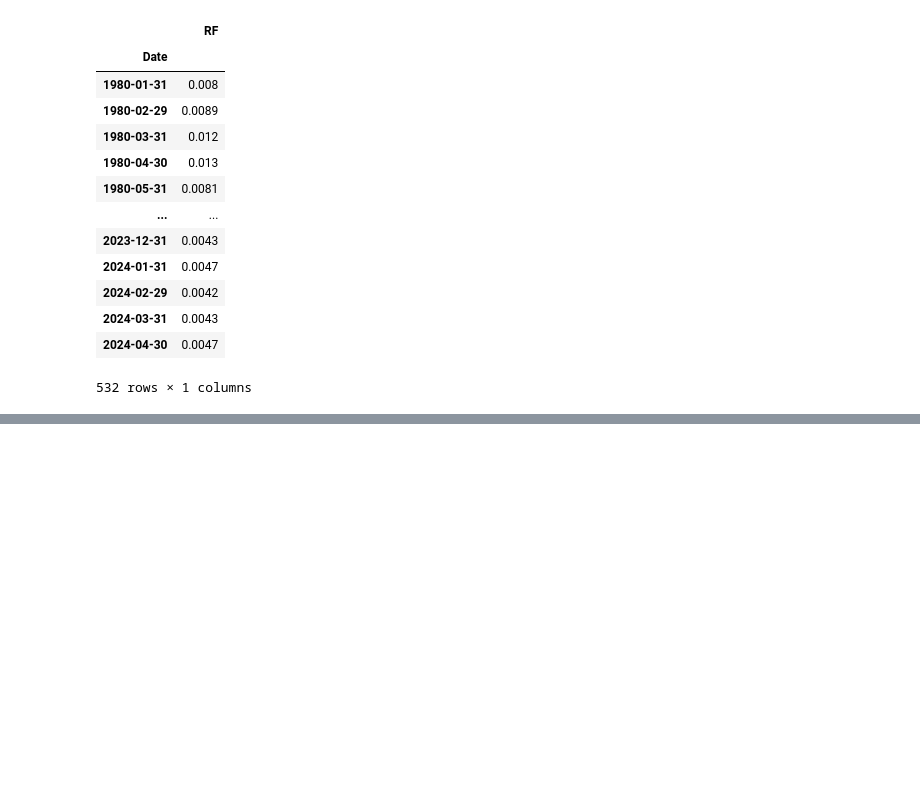
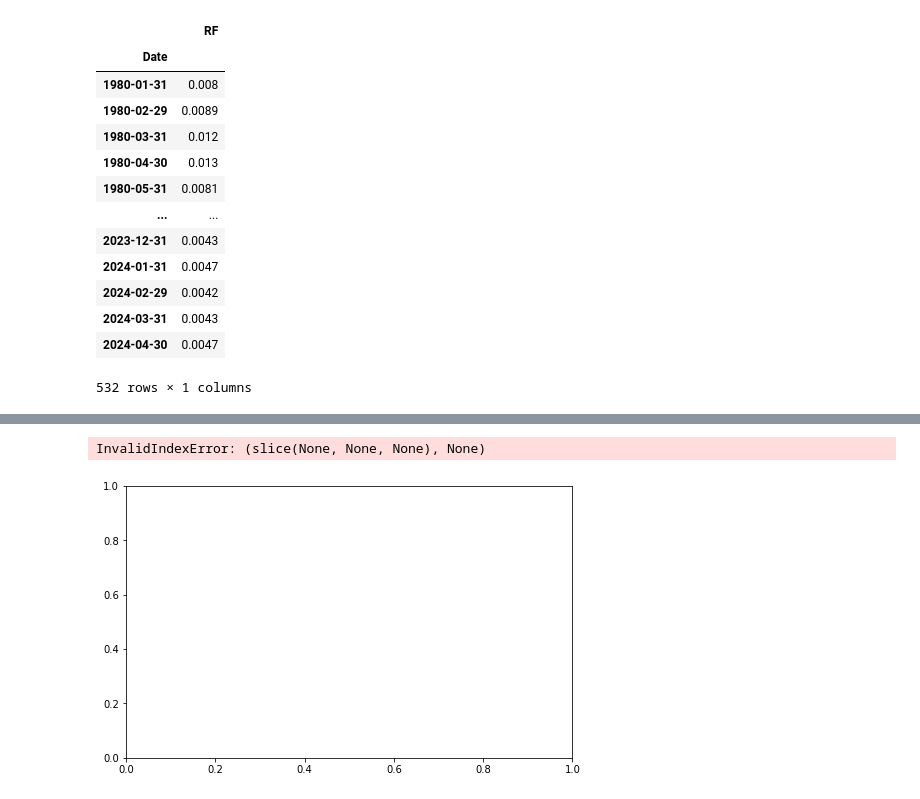
Before and after one commit to spknash/FINM-hw, a Jupyter notebook: HW3/scratch.ipynb, the cells around one changed output, grey strips where cells are left out. Saved outputs shown, nothing was run; the diff lists cells and outputs as text; code cells hidden in the pictures; blank space fills up the shorter version.

```diff
--- a/HW3/scratch.ipynb
+++ b/HW3/scratch.ipynb
@@ -91,0 +124,22 @@ display(stats)
+# %%
+factors_cum = (1 + factors).cumprod() - 1
+
+fig, ax = plt.subplots(figsize=(8, 5))
+
+ax.plot(factors_cum.index, factors_cum, lw=2)
+
+# Add a legend.
+ax.legend(factors_cum.columns, loc="upper left")
+
+# Make xticks every year and format them as years.
+ax.set_xticks(factors_cum.index[::24])
+ax.set_xticklabels(factors_cum.index[::24].year, rotation=45)
+ax.set_yticks(np.arange(-1, 13, 1))
+ax.set_yticklabels(["{:d}".format(x * 100) for x in ax.get_yticks()])
+ax.set_xlabel("Year")
+ax.set_ylabel("Cumulative Return (%)")
+ax.set_title("Cumulative Returns of Factors")
+fig.tight_layout()
+# %% [output]
+InvalidIndexError: (slice(None, None, None), None)
+[figure, added]
```
Also changed, not shown: parts of 4 cells of this notebook, 1 other file.
